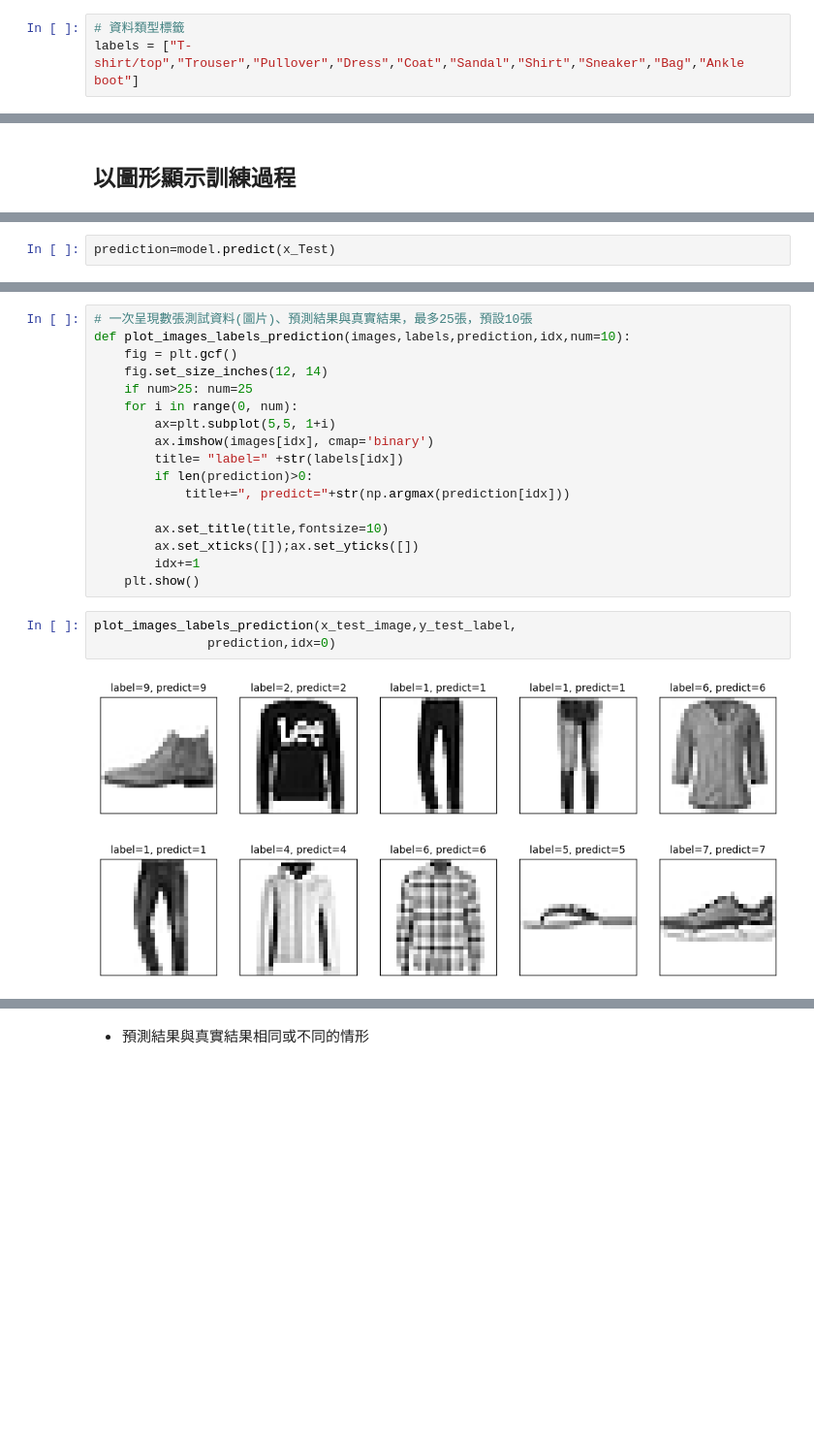
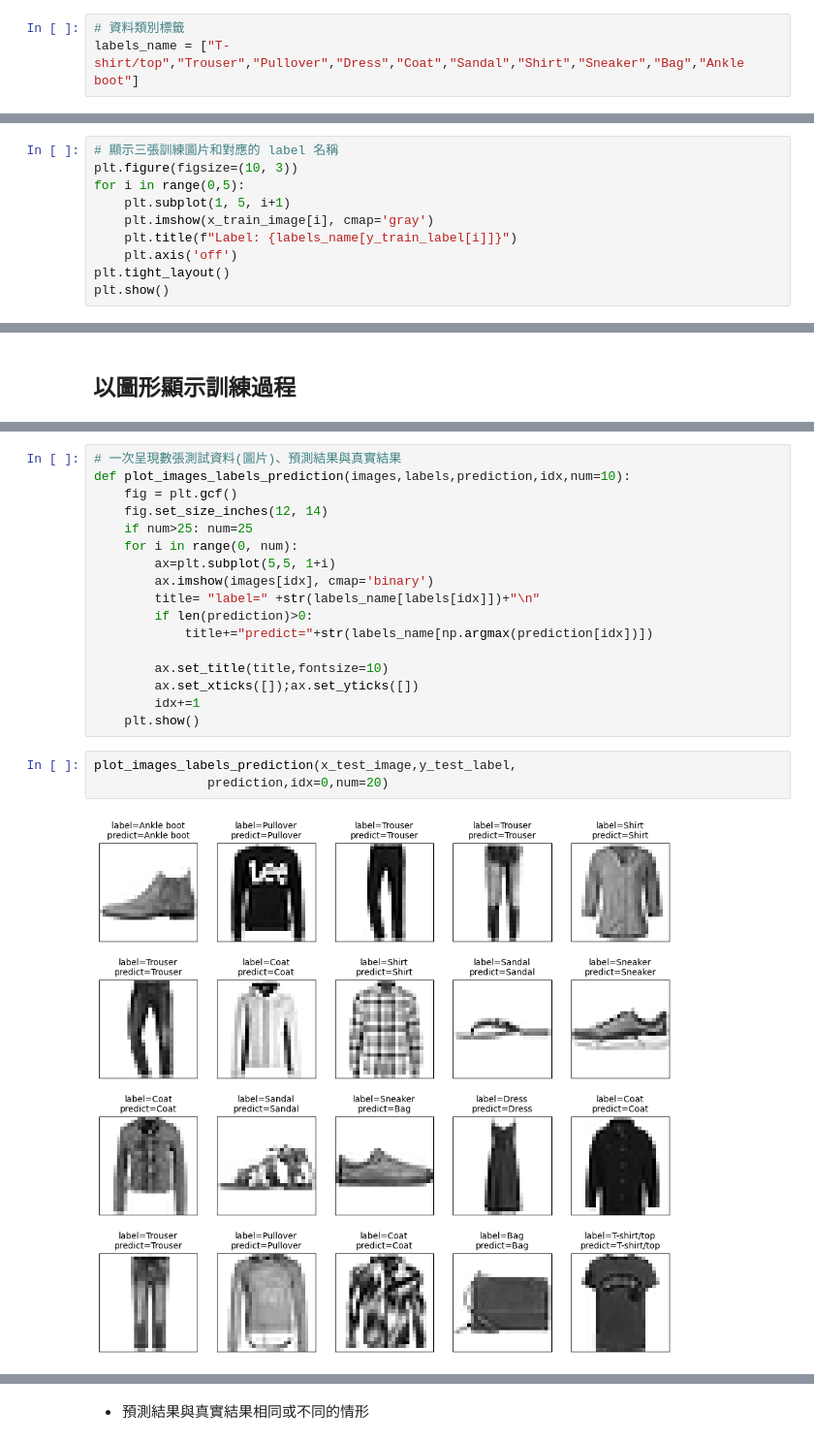
Before and after one commit to 3B032013/2025_DL_hws, a Jupyter notebook: hw3.ipynb, the cells around one changed output, grey strips where cells are left out. Shown: that part at 97% size. Drawn from its saved outputs; the diff is of its cells as text; blank space fills up the shorter version.

```diff
--- a/hw3.ipynb
+++ b/hw3.ipynb
@@ -31,5 +23,5 @@ x_Test_normalize = x_Test / 255
 y_Train_OneHot = utils.to_categorical(y_train_label)
 y_Test_OneHot = utils.to_categorical(y_test_label)
 # %%
-# 資料類型標籤
-labels = ["T-shirt/top","Trouser","Pullover","Dress","Coat","Sandal","Shirt","Sneaker","Bag","Ankle boot"]
+# 資料類別標籤
+labels_name = ["T-shirt/top","Trouser","Pullover","Dress","Coat","Sandal","Shirt","Sneaker","Bag","Ankle boot"]
@@ -37,0 +28,10 @@ labels = ["T-shirt/top","Trouser","Pullover","Dress","Coat","Sandal","Shirt","Sn
+# %%
+# 顯示三張訓練圖片和對應的 label 名稱
+plt.figure(figsize=(10, 3))
+for i in range(0,5):
+    plt.subplot(1, 5, i+1)
+    plt.imshow(x_train_image[i], cmap='gray')
+    plt.title(f"Label: {labels_name[y_train_label[i]]}")
+    plt.axis('off')
+plt.tight_layout()
+plt.show()
@@ -193,2 +177,0 @@ accuracy= 0.8759999871253967
-# %%
-prediction=model.predict(x_Test)
@@ -225,5 +178,5 @@ plt.imshow(x_Test[666].reshape(28,28), cmap='Greys');  # 測試圖片需reshape
 # %%
-# 一次呈現數張測試資料(圖片)、預測結果與真實結果，最多25張，預設10張
+# 一次呈現數張測試資料(圖片)、預測結果與真實結果
 def plot_images_labels_prediction(images,labels,prediction,idx,num=10):
     fig = plt.gcf()
     fig.set_size_inches(12, 14)
@@ -231,9 +184,9 @@ def plot_images_labels_prediction(images,labels,prediction,idx,num=10):
     for i in range(0, num):
         ax=plt.subplot(5,5, 1+i)
         ax.imshow(images[idx], cmap='binary')
-        title= "label=" +str(labels[idx])
+        title= "label=" +str(labels_name[labels[idx]])+"\n"
         if len(prediction)>0:
-            title+=", predict="+str(np.argmax(prediction[idx]))
+            title+="predict="+str(labels_name[np.argmax(prediction[idx])])
 
         ax.set_title(title,fontsize=10)
         ax.set_xticks([]);ax.set_yticks([])
@@ -241,7 +194,7 @@ def plot_images_labels_prediction(images,labels,prediction,idx,num=10):
     plt.show()
 # %%
 plot_images_labels_prediction(x_test_image,y_test_label,
-               prediction,idx=0)
+               prediction,idx=0,num=20)
 # %% [output]
-[figure, old version]
+[figure, new version]
 # %% [markdown]
```
Also changed, not shown: parts of 38 cells of this notebook.
